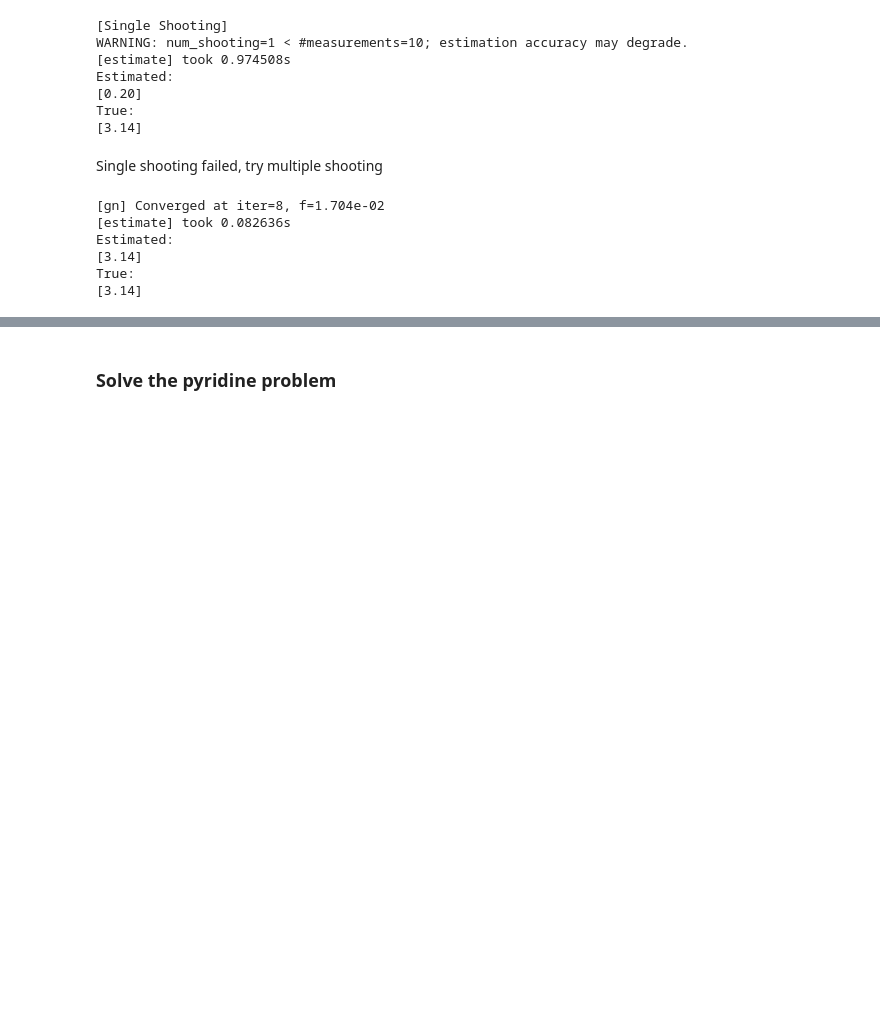
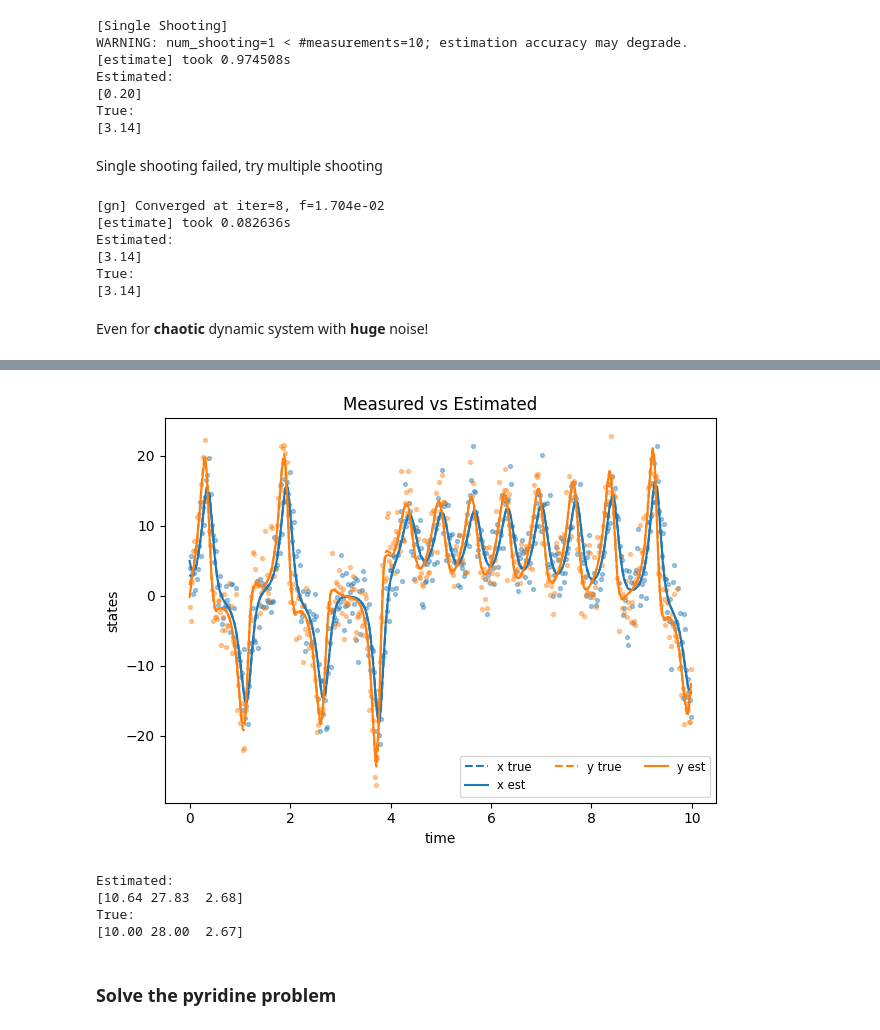
Before and after one commit to Li-Jesse-Jiaze/node-pyridine-ss25, a Jupyter notebook: demo.ipynb, the cells around one changed output, grey strips where cells are left out. Cells and saved outputs as stored; diff of their text form; code cells hidden in the pictures; blank space fills up the shorter version.

Commit message:
[FEAT] lorenz

```diff
--- a/demo.ipynb
+++ b/demo.ipynb
@@ -138,3 +138,36 @@ Estimated:
 [3.14]
 True:
 [3.14]
+# %% [markdown]
+Even for **chaotic** dynamic system with **huge** noise!
+# %%
+cfg = dmse.ModelConfig(
+        name="Lorenz",
+        build_integrator=dmse.lorenz_problem,
+        true_p=[10.0, 28.0, 8.0/3.0],
+        x0=np.array([3.0, 1.5, 15.0]),
+        p_init=[10.0] * 3,
+        state_labels=["x", "y", "z"],
+)
+
+dt = 0.02
+t_grid = np.arange(0.0, 10.0, dt)
+
+integrator, ode, states, params = cfg.build_integrator(dt)
+X_true, X_meas = dmse.generate_data(integrator, t_grid, cfg.x0, cfg.true_p, noise_std=3.0)
+
+p_hat, s_hat = dmse.estimate(
+    ode,
+    states,
+    params,
+    t_grid,
+    X_meas,
+    cfg.p_init,
+    num_shooting=200,
+    strategy="gn_fast",
+)
+dmse.plot(t_grid, X_meas[:, :2], s_hat[:, :2], cfg.state_labels[:2], true=X_true[:, :2])
+plt.show()
+print(f"Estimated:\n{p_hat}")
+print(f"True:\n{np.array(cfg.true_p)}")
+# %% [output]
@@ -141,3 +176,8 @@ True:
+[figure, added]
+Estimated:
+[10.64 27.83  2.68]
+True:
+[10.00 28.00  2.67]
 # %% [markdown]
 ### Solve the pyridine problem
 # %%
```
Also changed, not shown: parts of 2 cells of this notebook, 1 other file.
